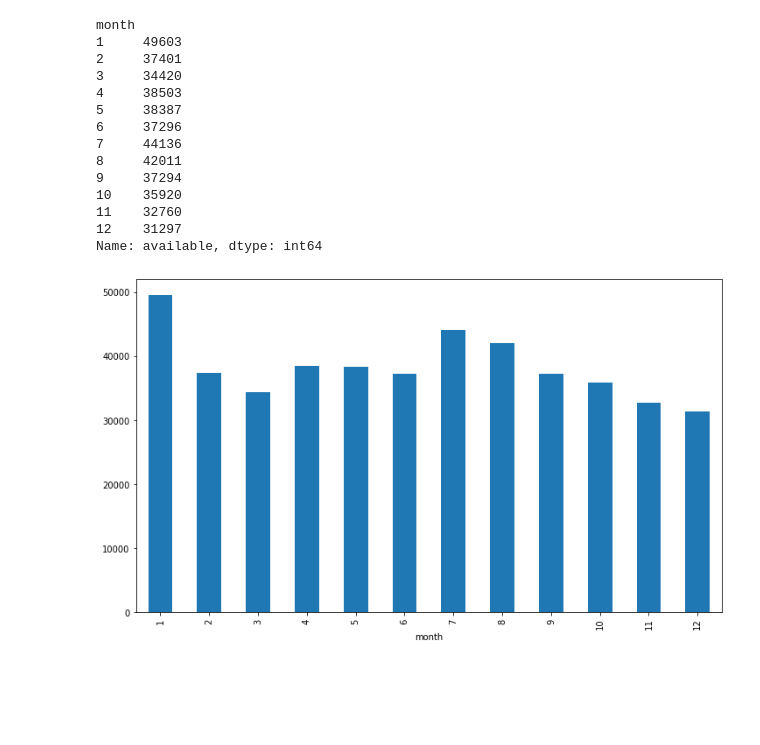
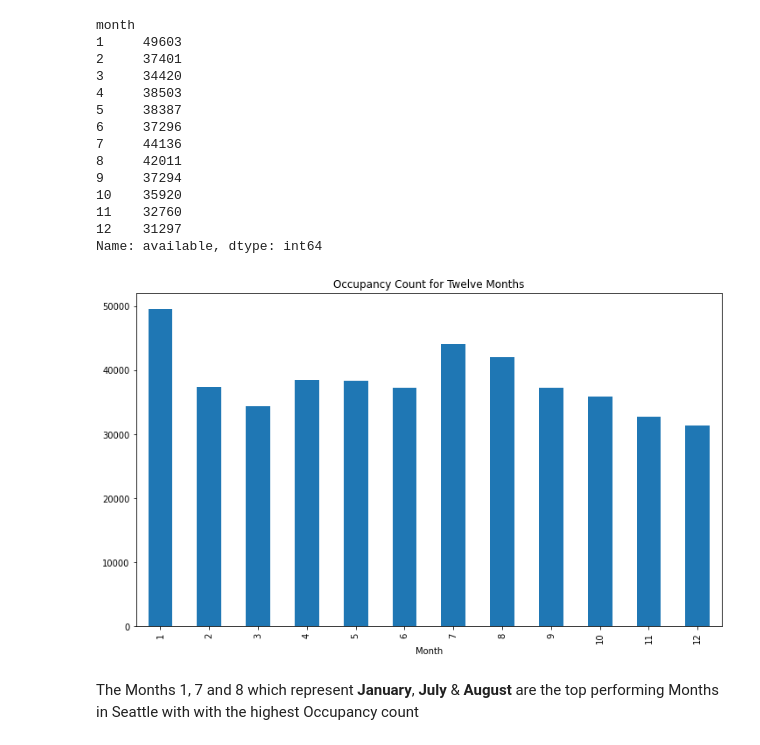
Before and after one commit to fabdanolu/Seattle-Airbnb, a Jupyter notebook: seattle.ipynb, the cells around one changed output. Saved outputs shown, nothing was run; the diff lists cells and outputs as text; code cells hidden in the pictures; blank space fills up the shorter version.

```diff
--- a/seattle.ipynb
+++ b/seattle.ipynb
@@ -1039,8 +985,6 @@ temp_months.sample(10)
 # %%
-# temp_months.groupby()
-
 # Calculate the Occupancy Count for each month i.e. (where 'available' is 'f')
-occupancy_month = temp_months.groupby('month')['available'].apply(lambda x: (x=='f').sum())
+occupancy_month = calendar_df.groupby('month')['available'].apply(lambda x: (x=='f').sum())
 # %%
 occupancy_month
 # %% [output]
@@ -1058,7 +1002,11 @@ month
 11    32760
 12    31297
 Name: available, dtype: int64
-# %%
-occupancy_month.plot(kind='bar');
-# %% [output]
-[figure, removed]
+# %%
+occupancy_month.plot(kind='bar')
+plt.title('Occupancy Count for Twelve Months')
+plt.xlabel('Month');
+# %% [output]
+[figure, added]
+# %% [markdown]
+The Months 1, 7 and 8 which represent **January**, **July** & **August** are the top performing Months in Seattle with with the highest Occupancy count
```
Also changed, not shown: parts of 20 cells of this notebook.
